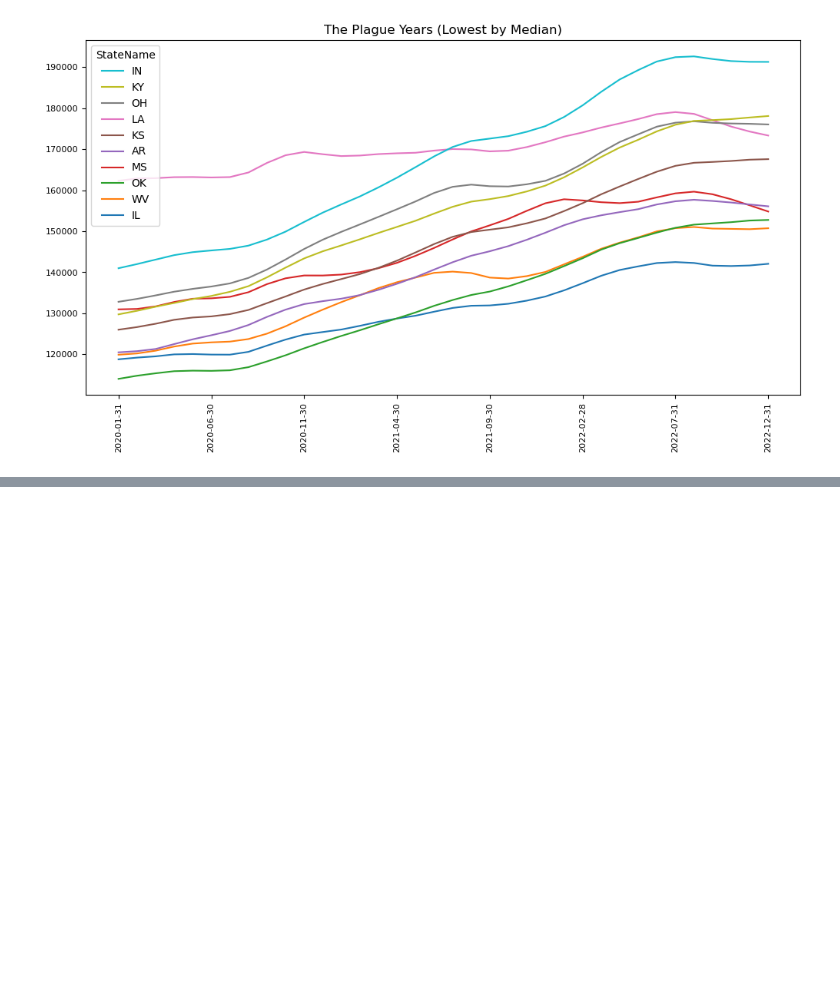
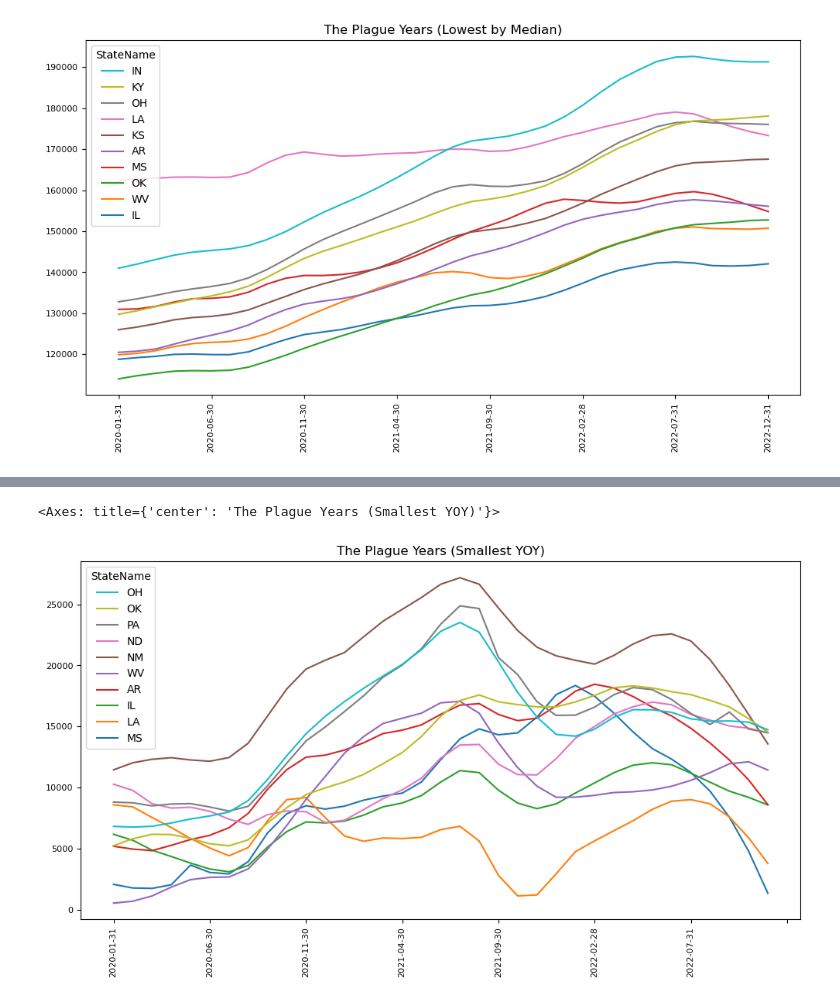
Before and after one commit to jsuddsjr/data-exploration, a Jupyter notebook: 03-time.ipynb, the cells around one changed output, grey strips where cells are left out. Cells and saved outputs as stored; diff of their text form; code cells hidden in the pictures; blank space fills up the shorter version.

```diff
--- a/03-time.ipynb
+++ b/03-time.ipynb
@@ -98,0 +112,6 @@ dfd
+# %%
+sorted = diffs.nsmallest(10, columns=diffs.columns[-1])
+sorted.transpose().plot(figsize=(12,6), rot=90, fontsize=8, legend='reverse', title="The Plague Years (Smallest YOY)")
+# %% [output]
+<Axes: title={'center': 'The Plague Years (Smallest YOY)'}>
+[figure, added]
```
Also changed, not shown: parts of 10 cells of this notebook, 1 other file.
